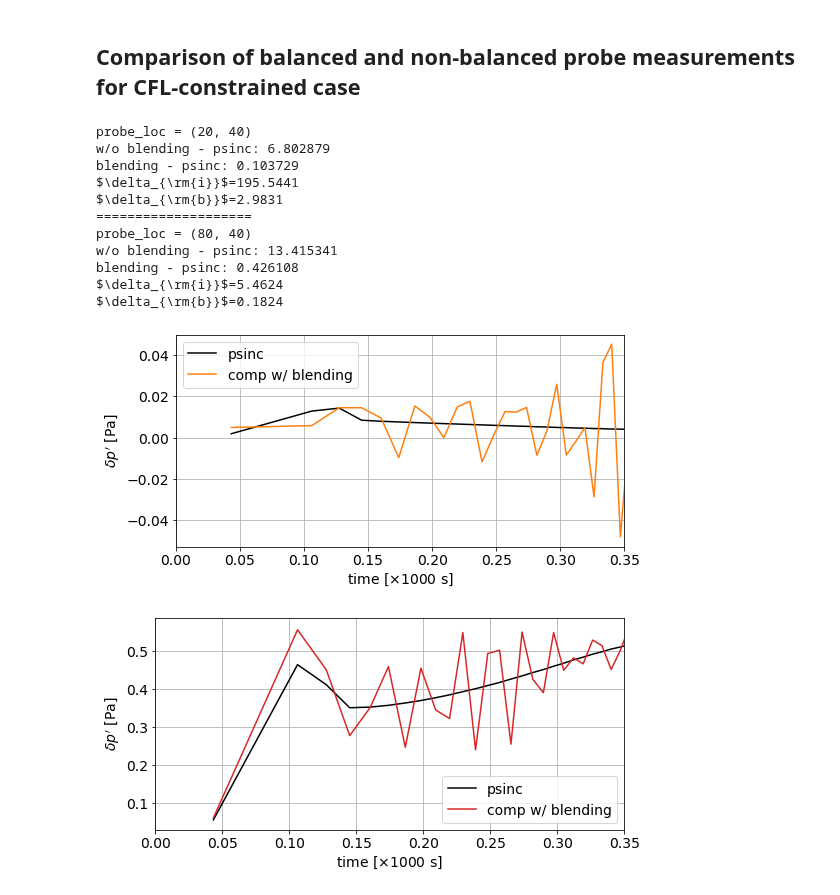
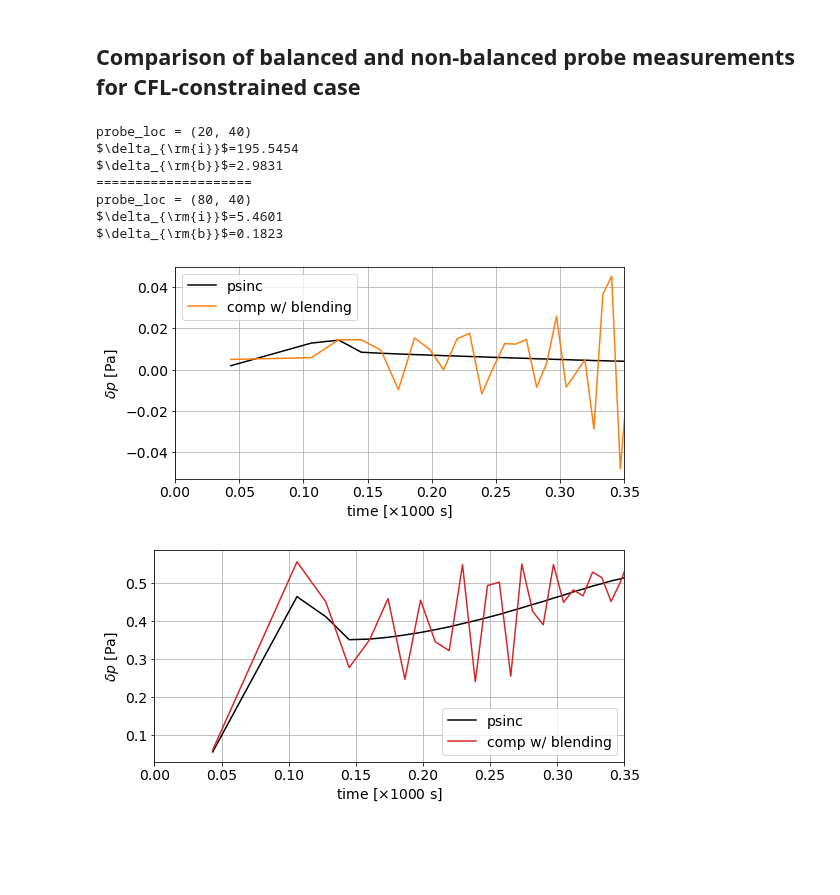
Before and after one commit to ray-chew/pyBELLA, a Jupyter notebook: visualiser_debugger/review_localdab/rising_bubble_initial_blending.ipynb, the cells around one changed output. Drawn from its saved outputs; the diff is of its cells as text; code cells hidden in the pictures; blank space fills up the shorter version.

```diff
--- a/visualiser_debugger/review_localdab/rising_bubble_initial_blending.ipynb
+++ b/visualiser_debugger/review_localdab/rising_bubble_initial_blending.ipynb
@@ -282,7 +292,7 @@ def get_ens(tc, sfx , diff, attribute, swe=False):
     rhoY = rhoY[1:]
     ud = ic_loader(tc,sfx,swe)
 
-    ens = p_converter(ens, rhoY, ud)
+    ens = p_converter(ens, rhoY, ud, sfx)
     ens = ens[1] - ens[0]
 
     label = sfx + '_' + attribute
@@ -364,7 +374,7 @@ def get_ens(sfx , diff, attribute):
     tt = tt[1:]
 
     ud = ic_loader(tc,sfx,False)
-    p = p_converter(ens,rhoY,ud)
+    p = p_converter(ens,rhoY,ud, sfx)
     probe = p[:,probe_loc[0],probe_loc[1]]
 #     probe *= p_ref * Msq
     probe = probe[1:] - probe[:-1]
@@ -413,7 +423,7 @@ for i,attribute in enumerate(attributes):
 
     fn = 'rb_slides'
 
-    ax.set_ylabel(r'$\delta p^\prime$ [Pa]')
+    ax.set_ylabel(r'$\delta p$ [Pa]')
     ax.set_xlabel(r'time [$\times 1000$ s]')
     ax.set_xlim([0.0,0.35])
     ax.grid()
@@ -431,8 +441,8 @@ for i,attribute in enumerate(attributes):
     pl.save_fig('./output/%s' %fn)
 
     print("probe_loc = (%i, %i)" %(probe_loc[0],probe_loc[1]))
-    print("w/o blending - psinc: %.6f" %(la.norm(p2-p1)))
-    print("blending - psinc: %.6f" %(la.norm(p3[1:]-p1[1:])))
+#     print("w/o blending - psinc: %.6f" %(la.norm(p2-p1)))
+#     print("blending - psinc: %.6f" %(la.norm(p3[1:]-p1[1:])))
 
     print(l3a)
 
@@ -452,42 +462,38 @@ for i,attribute in enumerate(attributes):
     ax.plot(tt, p1, 'k', ms=4, label=l1)
 #     ax.plot(tt, p2, 'C0', label=l2)
     ax.plot(tt, p3, 'C3', ms=6, markevery=1, label=l3)
 
     fn = 'rb_slides'
 
-    ax.set_ylabel(r'$\delta p^\prime$ [Pa]')
+    ax.set_ylabel(r'$\delta p$ [Pa]')
     ax.set_xlabel(r'time [$\times 1000$ s]')
     ax.set_xlim([0.0,0.35])
     ax.grid()
     ax.legend()
 
     l3b = ''
     l3b += r'$\delta_{\rm{i}}$=%.4f' %((la.norm(p2[1:]-p1[1:]))/la.norm(p1[1:]))
     l3b += '\n'
     l3b += r'$\delta_{\rm{b}}$=%.4f' %((la.norm(p3[1:]-p1[1:]))/la.norm(p1[1:]))
 #     ax.annotate(l3b, (0.82,-0.68))
 
     pl.img.tight_layout()
 
     fn = 'rb_cfl_%i_%i' %(probe_loc[0],probe_loc[1])
     pl.save_fig('./output/%s' %fn)
 
     print("probe_loc = (%i, %i)" %(probe_loc[0],probe_loc[1]))
-    print("w/o blending - psinc: %.6f" %(la.norm(p2-p1)))
-    print("blending - psinc: %.6f" %(la.norm(p3[1:]-p1[1:])))
+#     print("w/o blending - psinc: %.6f" %(la.norm(p2[1:]-p1[1:])))
+#     print("blending - psinc: %.6f" %(la.norm(p3[1:]-p1[1:])))
 
     print(l3b)
 # %% [output]
 probe_loc = (20, 40)
-w/o blending - psinc: 6.802879
-blending - psinc: 0.103729
-$\delta_{\rm{i}}$=195.5441
+$\delta_{\rm{i}}$=195.5454
 $\delta_{\rm{b}}$=2.9831
 ====================
 probe_loc = (80, 40)
-w/o blending - psinc: 13.415341
-blending - psinc: 0.426108
-$\delta_{\rm{i}}$=5.4624
-$\delta_{\rm{b}}$=0.1824
+$\delta_{\rm{i}}$=5.4601
+$\delta_{\rm{b}}$=0.1823
-[figure, old version]
+[figure, new version]
-[figure, old version]
+[figure, new version]
```
Also changed, not shown: parts of 3 cells of this notebook, 1 other file.
